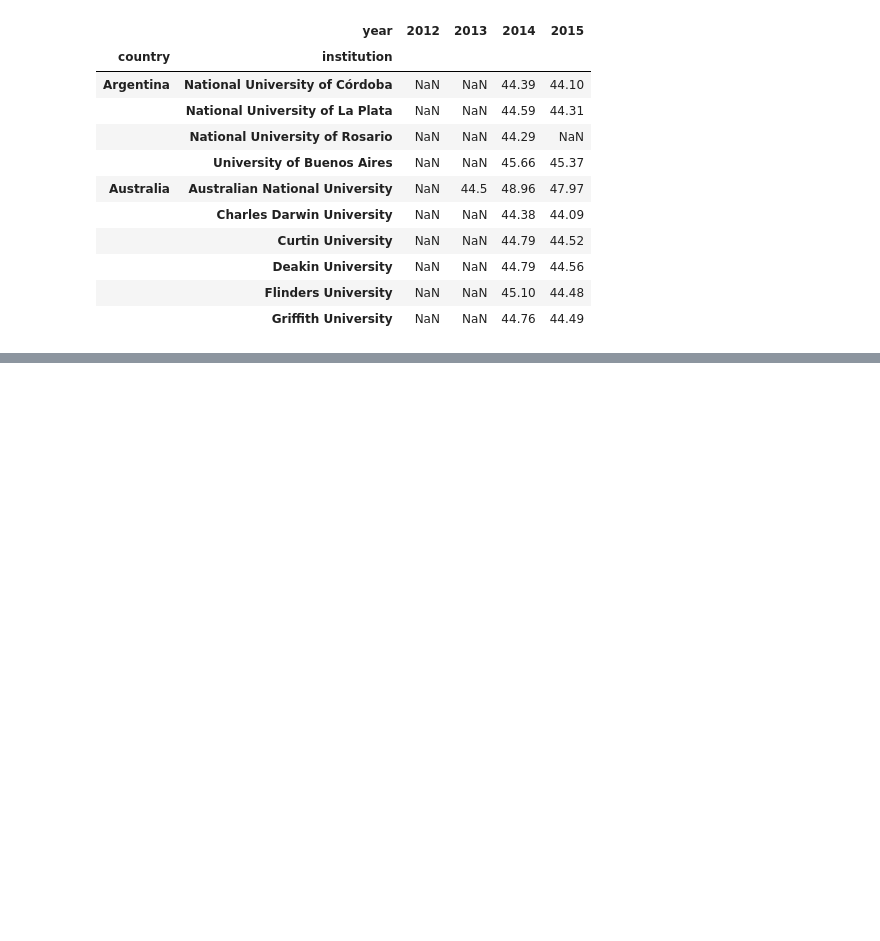
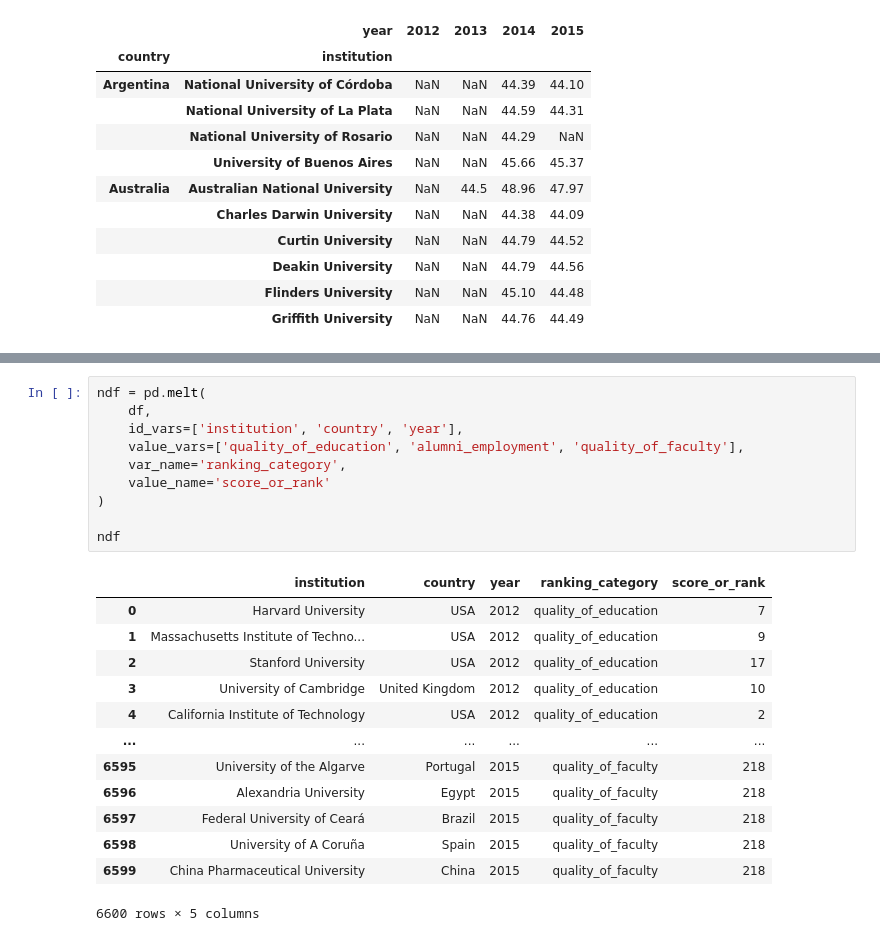
Before and after one commit to shreymusician/data-science-journey, a Jupyter notebook: practice/University Data Analysis.ipynb, the cells around one changed output, grey strips where cells are left out. Cells and saved outputs as stored; diff of their text form; blank space fills up the shorter version.

Commit message:
Reshaping of the Dataset using melt() and pivot()

```diff
--- a/practice/University Data Analysis.ipynb
+++ b/practice/University Data Analysis.ipynb
@@ -302,0 +374,24 @@ pd.pivot_table(
+# %%
+ndf = pd.melt(
+    df,
+    id_vars=['institution', 'country', 'year'],
+    value_vars=['quality_of_education', 'alumni_employment', 'quality_of_faculty'],
+    var_name='ranking_category',
+    value_name='score_or_rank'
+)
+
+ndf
+# %% [output]
+|  | institution | country | year | ranking_category | score_or_rank |
+| 0 | Harvard University | USA | 2012 | quality_of_education | 7 |
+| 1 | Massachusetts Institute of Techno... | USA | 2012 | quality_of_education | 9 |
+| 2 | Stanford University | USA | 2012 | quality_of_education | 17 |
+| 3 | University of Cambridge | United Kingdom | 2012 | quality_of_education | 10 |
+| 4 | California Institute of Technology | USA | 2012 | quality_of_education | 2 |
+| ... | ... | ... | ... | ... | ... |
+| 6595 | University of the Algarve | Portugal | 2015 | quality_of_faculty | 218 |
+| 6596 | Alexandria University | Egypt | 2015 | quality_of_faculty | 218 |
+| 6597 | Federal University of Ceará | Brazil | 2015 | quality_of_faculty | 218 |
+| 6598 | University of A Coruña | Spain | 2015 | quality_of_faculty | 218 |
+| 6599 | China Pharmaceutical University | China | 2015 | quality_of_faculty | 218 |
+6600 rows × 5 columns
```
Also changed, not shown: parts of 28 cells of this notebook.
